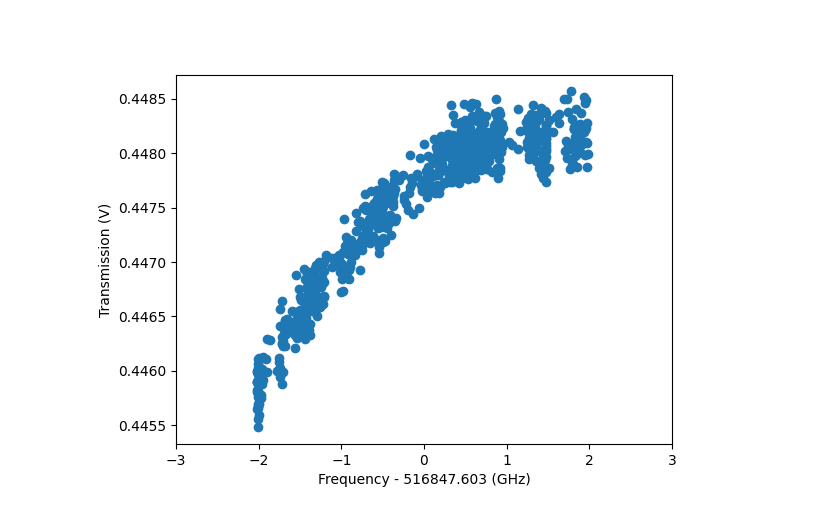
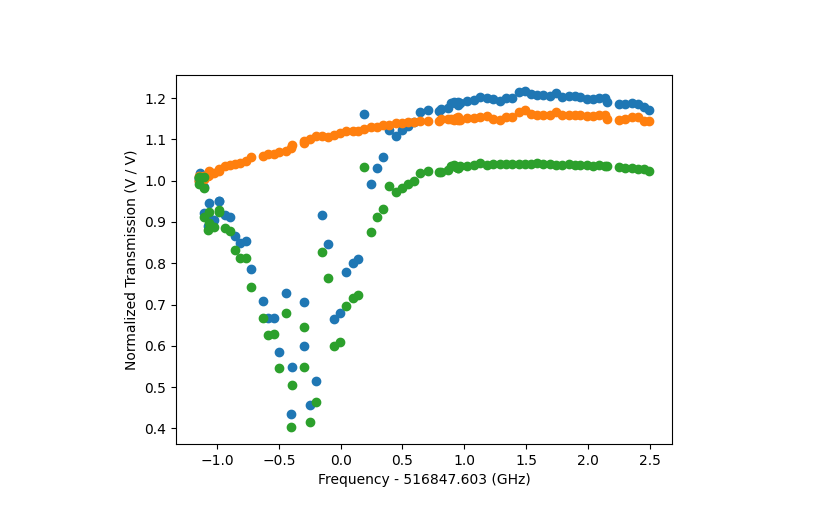
Before and after one commit to vuthalab/onix, a Jupyter notebook: analysis/inhomogeneous_broadening.ipynb, the cells around one changed output. Cells and saved outputs as stored; diff of their text form; code cells hidden in the pictures.

```diff
--- a/analysis/inhomogeneous_broadening.ipynb
+++ b/analysis/inhomogeneous_broadening.ipynb
@@ -15,23 +15,58 @@ from tqdm import tqdm
 # data_numbers = range(517210, 517386) # 90 deg half wave plate
 # data_numbers = range(517387, 518194) # 90 deg half wave plate realigned
 data_numbers = range(518255, 519042) # no HWP realigned
+data_numbers = range(522576, 523017) # no HWP realigned
+data_numbers = range(523018, 523404) # no HWP realigned
+data_numbers = range(523405, 523684) # no HWP realigned
+# data_numbers = range(523685, 524131) # no HWP realigned
+# data_numbers = range(524132, 524238) # no HWP realigned
+# data_numbers = range(524132, 524352) # no HWP realigned
+# data_numbers = range(524132, 524458) # no HWP realigned
+#data_numbers = range(524459, 524569) # no HWP realigned
+#data_numbers = range(524570, 524677) # 5-7 K
+#data_numbers = range(524678, 524790) # 8-9 K
+#data_numbers = range(524791, 524896) # 10-10.5 K
+data_numbers = range(524897, 525005) # 15 K
+data_numbers = range(525006, 525117) # 5 K, some holes burned
+data_numbers = range(525209, 525281) # 5 K
+data_numbers = range(525669, 525773) # 5 K
+data_numbers = range(525778, 525932) # 5 K, etalon scan
+data_numbers = range(525934, 526344) # 5 K, etalon scan
+data_numbers = range(526345, 526709)
+data_numbers = range(526755, 529024)
+data_numbers = range(529036, 529140) # 5 K, piezo scan, after cleaning crystal surfaces
+
+
+## E3 CRYSTAL
+data_numbers = range(529146, 529233)
+
 transmissions = []
+monitors = []
 optical_freqs = []
 for data_number in data_numbers:
     data, headers = get_experiment_data(data_number)
     detunings_MHz = headers["detunings"].to("MHz").magnitude
     transmissions_avg = group_and_average_data(data["transmissions_avg"], headers["params"]["detect"]["cycles"])
     monitors_avg = group_and_average_data(data["monitors_avg"], headers["params"]["detect"]["cycles"])
-    transmissions.append(monitors_avg["antihole"][0])
-    optical_freqs.append(headers["params"]["wavemeter"]["freq"])
+    transmissions.append(transmissions_avg["antihole"][0])
+    monitors.append(monitors_avg["antihole"][0])
+    try:
+        float(headers["params"]["wavemeter"]["freq"])
+        optical_freqs.append(headers["params"]["wavemeter"]["freq"])
+    except ValueError:
+        optical_freqs.append(np.nan)
 
+transmissions = np.array(transmissions)
+monitors = np.array(monitors)
 optical_freqs = np.array(optical_freqs) - 516847.603
 # %%
 fig, ax = plt.subplots()
 ax.scatter(optical_freqs, transmissions)
+ax.scatter(optical_freqs, monitors)
+ax.scatter(optical_freqs, transmissions / monitors)
 ax.set_xlabel("Frequency - 516847.603 (GHz)")
-ax.set_ylabel("Transmission (V)")
-ax.set_xlim([-3, 3])
+ax.set_ylabel("Normalized Transmission (V / V)")
+#ax.set_xlim([-3, 3])
 plt.show()
 # %% [output]
-[figure, old version]
+[figure, new version]
```
Also changed, not shown: 14 other files.
